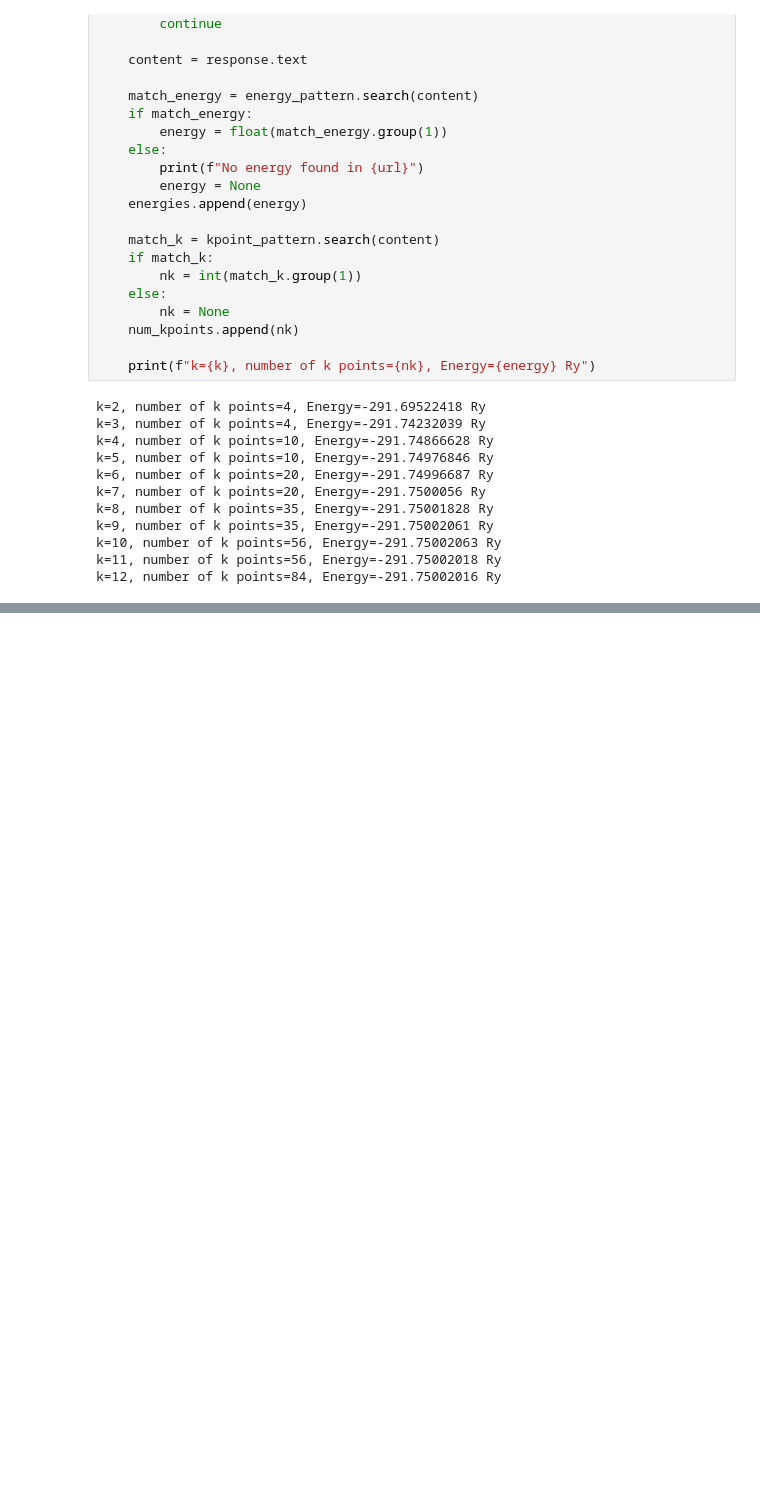
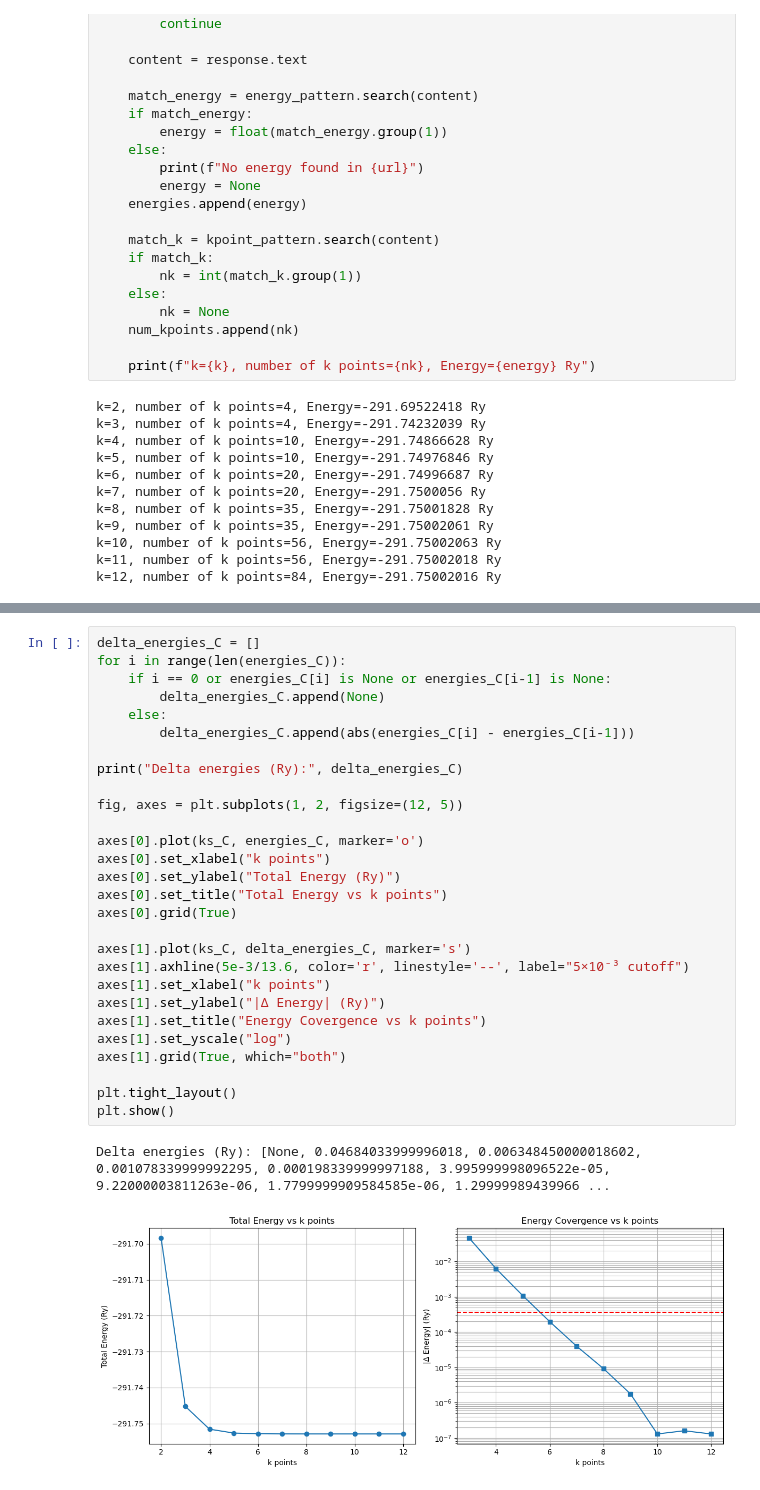
Before and after one commit to chemerzhc/Cornell-MSE5720-Assignment, a Jupyter notebook: HW1/HW1.ipynb, the cells around one changed output, grey strips where cells are left out. Saved outputs shown, nothing was run; the diff lists cells and outputs as text; blank space fills up the shorter version.

```diff
--- a/HW1/HW1.ipynb
+++ b/HW1/HW1.ipynb
@@ -185,0 +319,31 @@ plt.show()
+# %%
+delta_energies_C = []
+for i in range(len(energies_C)):
+    if i == 0 or energies_C[i] is None or energies_C[i-1] is None:
+        delta_energies_C.append(None)
+    else:
+        delta_energies_C.append(abs(energies_C[i] - energies_C[i-1]))
+
+print("Delta energies (Ry):", delta_energies_C)
+
+fig, axes = plt.subplots(1, 2, figsize=(12, 5))
+
+axes[0].plot(ks_C, energies_C, marker='o')
+axes[0].set_xlabel("k points")
+axes[0].set_ylabel("Total Energy (Ry)")
+axes[0].set_title("Total Energy vs k points")
+axes[0].grid(True)
+
+axes[1].plot(ks_C, delta_energies_C, marker='s')
+axes[1].axhline(5e-3/13.6, color='r', linestyle='--', label="5×10⁻³ cutoff")
+axes[1].set_xlabel("k points")
+axes[1].set_ylabel("|Δ Energy| (Ry)")
+axes[1].set_title("Energy Covergence vs k points")
+axes[1].set_yscale("log")
+axes[1].grid(True, which="both")
+
+plt.tight_layout()
+plt.show()
+# %% [output]
+Delta energies (Ry): [None, 0.04684033999996018, 0.006348450000018602, 0.001078339999992295, 0.000198339999997188, 3.995999998096522e-05, 9.22000003811263e-06, 1.7799999909584585e-06, 1.29999989439966 ...
+[figure, added]
```
Also changed, not shown: parts of 13 cells of this notebook.
